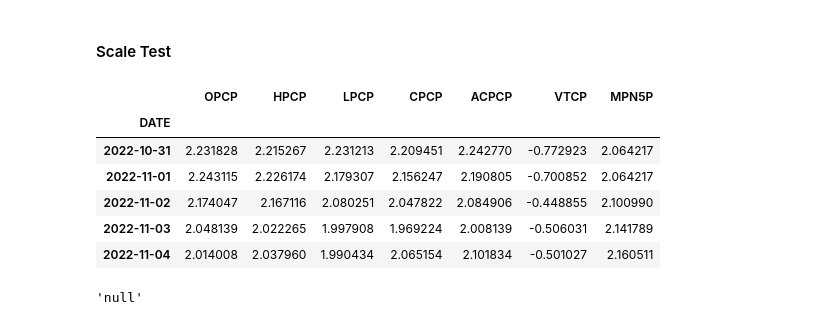
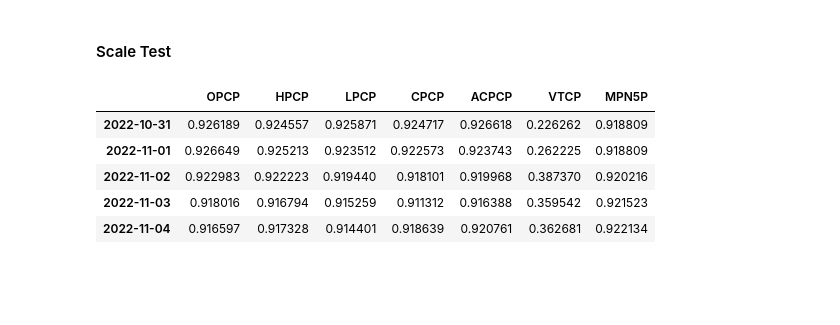
Before and after one commit to Abbass19/LTM_Bot_Clean, a Jupyter notebook: notebooks/0_0_LTM_pretreatment.ipynb, the cells around one changed output. Drawn from its saved outputs; the diff is of its cells as text; code cells hidden in the pictures; blank space fills up the shorter version.

```diff
--- a/notebooks/0_0_LTM_pretreatment.ipynb
+++ b/notebooks/0_0_LTM_pretreatment.ipynb
@@ -70,6 +70,6 @@ test = dataframe.loc[train_end:,:].drop(train_end,axis=0)
 # %%
-scaled_train, ftp_response = apply_pretreatment(dataframe=train)
-scaler_objects = json.loads(ftp_response['data']['featuresTargetsPretreatment']['pretreatment_info'])
+pretreated_train, ftp_response = apply_pretreatment(dataframe=train)
+pretreatment_object = json.loads(ftp_response['data']['featuresTargetsPretreatment']['pretreatment_info'])
 
-scaled_train.head()
+pretreated_train.head()
 # %% [output]
@@ -82,41 +94,13 @@ scaled_train.head()
 # %% [markdown]
 #### Scale Test
 # %%
-scaled_test, ftp_response = apply_pretreatment(dataframe=test,pretreatment_attrs=json.dumps(scaler_objects))
+pretreated_test, ftp_response = apply_pretreatment(dataframe=test,pretreatment_attrs=json.dumps(pretreatment_object))
+
+pretreated_test.head()
+# %% [output]
+|  | OPCP | HPCP | LPCP | CPCP | ACPCP | VTCP | MPN5P |
+| 2022-10-31 | 0.926189 | 0.924557 | 0.925871 | 0.924717 | 0.926618 | 0.226262 | 0.918809 |
+| 2022-11-01 | 0.926649 | 0.925213 | 0.923512 | 0.922573 | 0.923743 | 0.262225 | 0.918809 |
+| 2022-11-02 | 0.922983 | 0.922223 | 0.919440 | 0.918101 | 0.919968 | 0.387370 | 0.920216 |
+| 2022-11-03 | 0.918016 | 0.916794 | 0.915259 | 0.911312 | 0.916388 | 0.359542 | 0.921523 |
+| 2022-11-04 | 0.916597 | 0.917328 | 0.914401 | 0.918639 | 0.920761 | 0.362681 | 0.922134 |
-# %%
-def transform_test(test,scaler_objects):
-    scaled_test_features = []
-    for col in scaler_objects.keys():
-        scaler_attrs = scaler_objects[col]['S']
-        scaler_attrs = json.loads(scaler_attrs)
-        scaler = StandardScaler()
-        scaler.with_mean = scaler_attrs['with_mean']
-        scaler.with_std = scaler_attrs['with_std']
-        scaler.copy = scaler_attrs['copy']
-        scaler.n_features_in_ = scaler_attrs['n_features_in_']
-        scaler.n_samples_seen_ = np.int64(scaler_attrs['n_samples_seen_'])
-        scaler.mean_ = np.array([scaler_attrs['mean_']])
-        scaler.var_ = np.array([scaler_attrs['var_']])
-        scaler.scale_ = np.array([scaler_attrs['scale_']])
-        #transform test
-        scaled_test = pd.Series(scaler.transform(test[col].values.reshape(-1,1)).flatten(), index=test.index)
-        scaled_test_features.append(scaled_test)
-
-    scaled_test = pd.DataFrame(scaled_test_features).transpose()
-    scaled_test.columns = test.columns
-    return scaled_test
-
-scaled_test = transform_test(test,scaler_objects)
-scaled_test.head()
-# %% [output]
-|  | OPCP | HPCP | LPCP | CPCP | ACPCP | VTCP | MPN5P |
-| DATE |  |  |  |  |  |  |  |
-| 2022-10-31 | 2.231828 | 2.215267 | 2.231213 | 2.209451 | 2.242770 | -0.772923 | 2.064217 |
-| 2022-11-01 | 2.243115 | 2.226174 | 2.179307 | 2.156247 | 2.190805 | -0.700852 | 2.064217 |
-| 2022-11-02 | 2.174047 | 2.167116 | 2.080251 | 2.047822 | 2.084906 | -0.448855 | 2.100990 |
-| 2022-11-03 | 2.048139 | 2.022265 | 1.997908 | 1.969224 | 2.008139 | -0.506031 | 2.141789 |
-| 2022-11-04 | 2.014008 | 2.037960 | 1.990434 | 2.065154 | 2.101834 | -0.501027 | 2.160511 |
-# %%
-json.dumps(None)
-# %% [output]
-'null'
```
Also changed, not shown: parts of 3 cells of this notebook, 6 other files.
